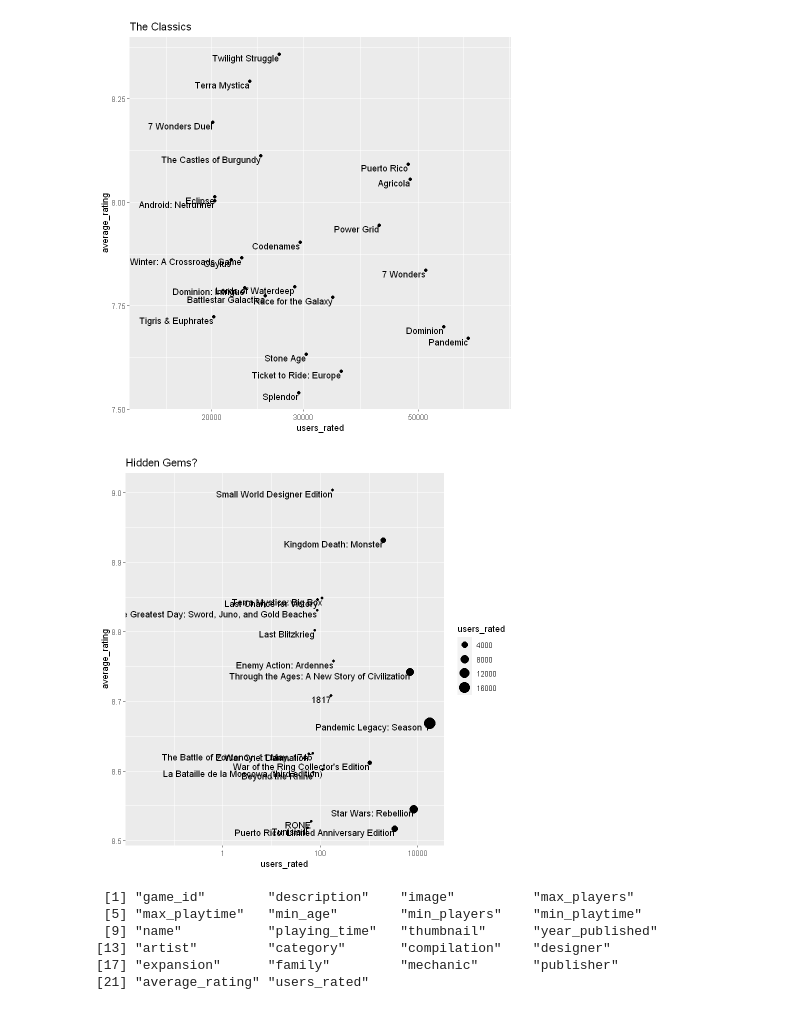
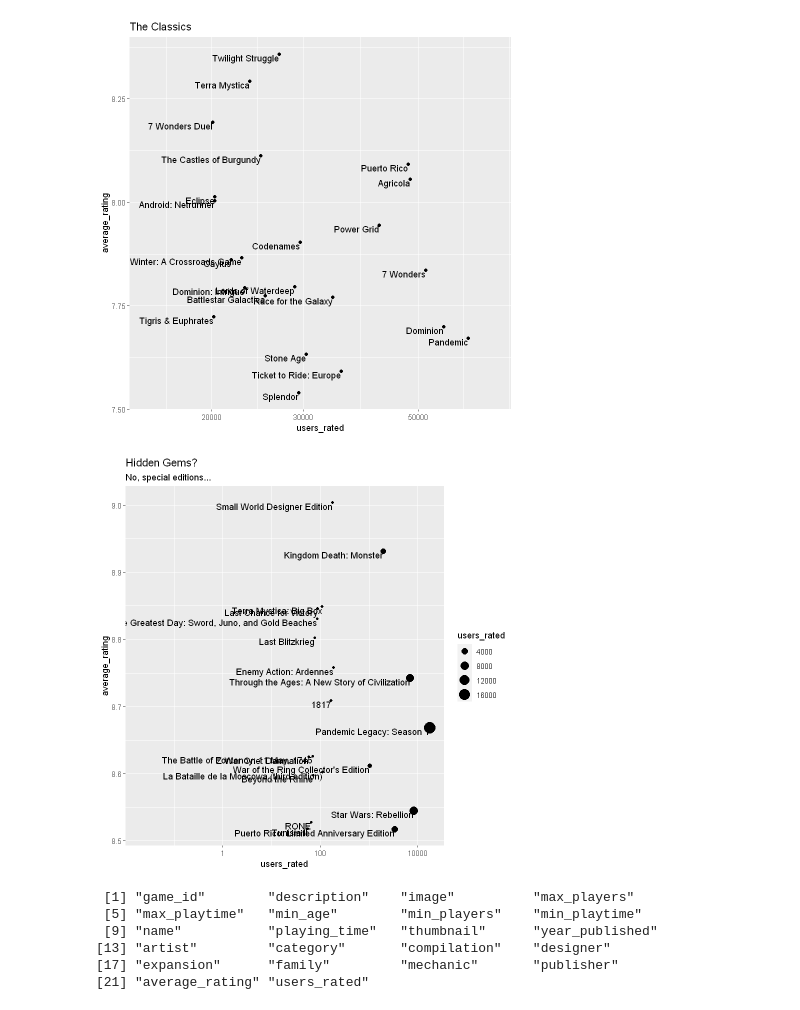
Before and after one commit to notblank/Curso-Stat-Public, a Jupyter notebook: Cursos/Temas Extra/Board Games.ipynb, the cells around one changed output. Cells and saved outputs as stored; diff of their text form; code cells hidden in the pictures.

```diff
--- a/Cursos/Temas Extra/Board Games.ipynb
+++ b/Cursos/Temas Extra/Board Games.ipynb
@@ -199,14 +199,14 @@ many_reviews %>%
 # %%
 board_games %>%
     filter(average_rating > 8.5) %>%
     ggplot(aes(users_rated, average_rating)) +
         geom_text(aes(label = name), vjust = 1, hjust = 1) +
         geom_point(aes(size = users_rated)) +
         expand_limits(x = 0.02) +
         scale_x_log10() +
-        labs(title = "Hidden Gems?")
+        labs(title = "Hidden Gems?", subtitle = "No, special editions...")
 # %% [output]
-[figure, old version]
+[figure, new version]
 # %%
 board_games %>% names()
 # %% [output]
```
Also changed, not shown: parts of 2 cells of this notebook.
